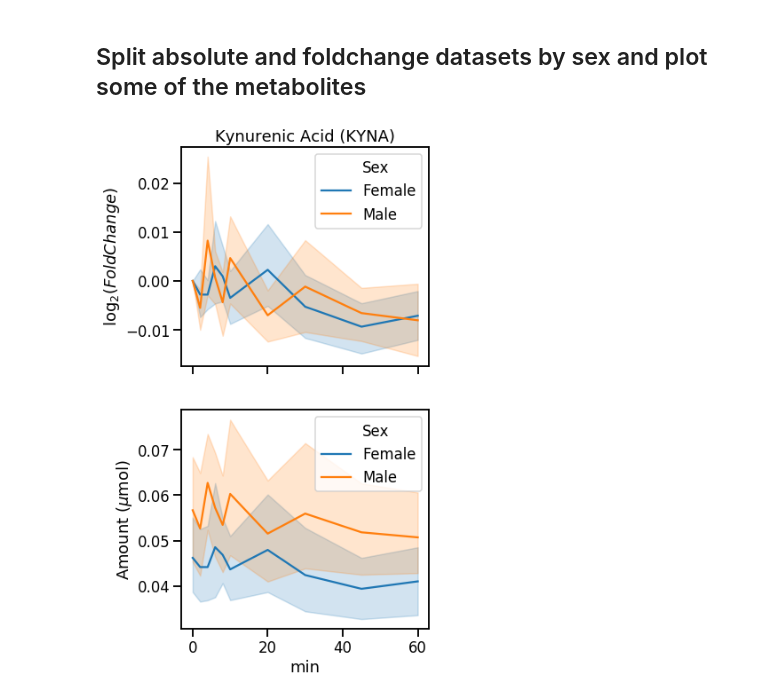
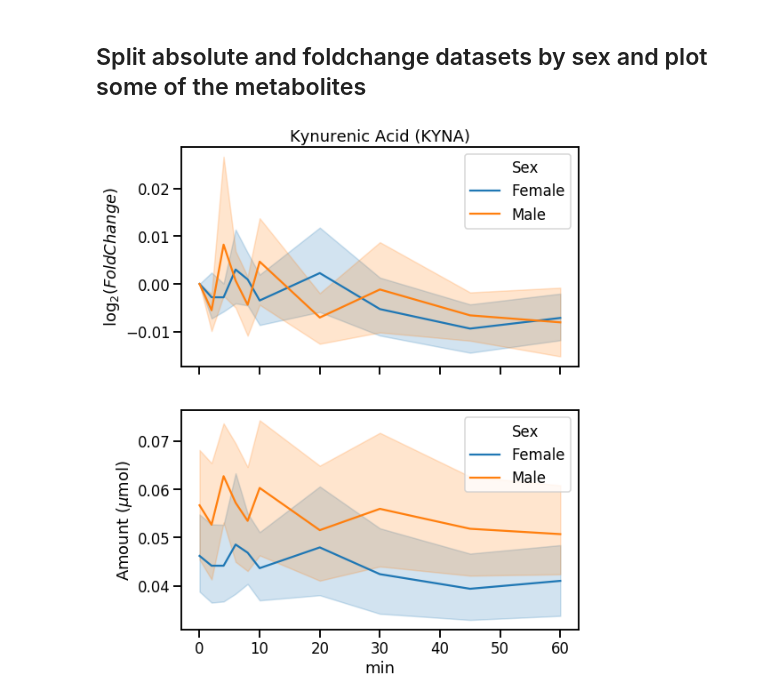
Before and after one commit to jzlab/ml_RIPC, a Jupyter notebook: notebooks/sex_differences.ipynb, the cells around one changed output. Saved outputs shown, nothing was run; the diff lists cells and outputs as text; code cells hidden in the pictures.

Commit message:
hi dpi timeseries plots and notebook updates

```diff
--- a/notebooks/sex_differences.ipynb
+++ b/notebooks/sex_differences.ipynb
@@ -72,7 +60,7 @@ pop_df.tail()
 metab = '4-Hydroxy-2-quinolinecarboxylic acid'
 sns.set_context('talk')
 def pairplots(metab,title=None,legend='brief'):
-    fig,axs = plt.subplots(2,1,figsize=(5,10),sharex=True)
+    fig,axs = plt.subplots(2,1,figsize=(8,10),sharex=True)
     sns.lineplot(x='min',y='log2fc',hue='Sex',data=abs_fc.query("Name == '{}'".format(metab)),
                 ax=axs[0],legend=legend,
 #                 style='Sex',legend=False,
@@ -86,3 +74,4 @@ def pairplots(metab,title=None,legend='brief'):
     if title is not None:
         axs[0].set_title(title)
 #         axs[1].set_title(title+r' ($\mu$mol)')
+    return fig
@@ -91,8 +78,9 @@ def pairplots(metab,title=None,legend='brief'):
 # %% [markdown]
 ## Split absolute and foldchange datasets by sex and plot some of the metabolites
 # %%
-pairplots('4-Hydroxy-2-quinolinecarboxylic acid',title='Kynurenic Acid (KYNA)')
+fig = pairplots('4-Hydroxy-2-quinolinecarboxylic acid',title='Kynurenic Acid (KYNA)')
+fig.savefig('../viz/mvf_timeseries/kynurenic_acid.png',dpi=300)
 # %% [output]
-[figure, old version]
+[figure, new version]
 # %%
 # Plot timeseries for alpha-ketoglutarate
```
Also changed, not shown: parts of 10 cells of this notebook, 9 other files.
